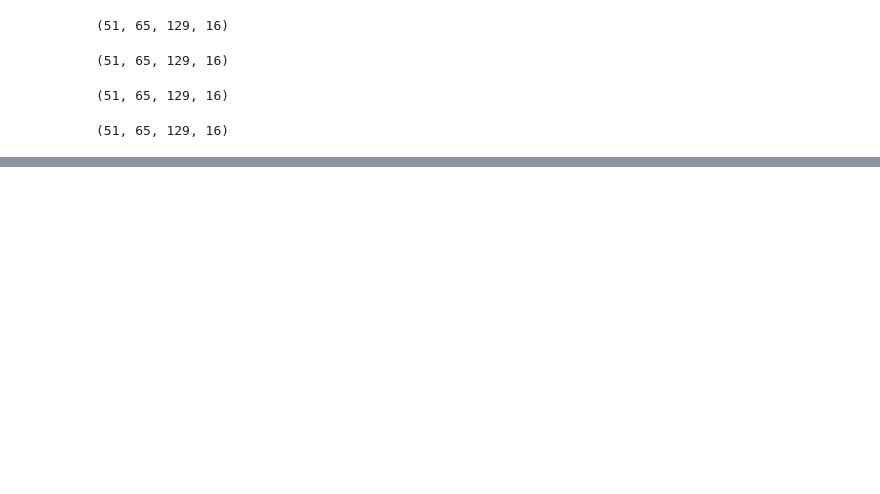
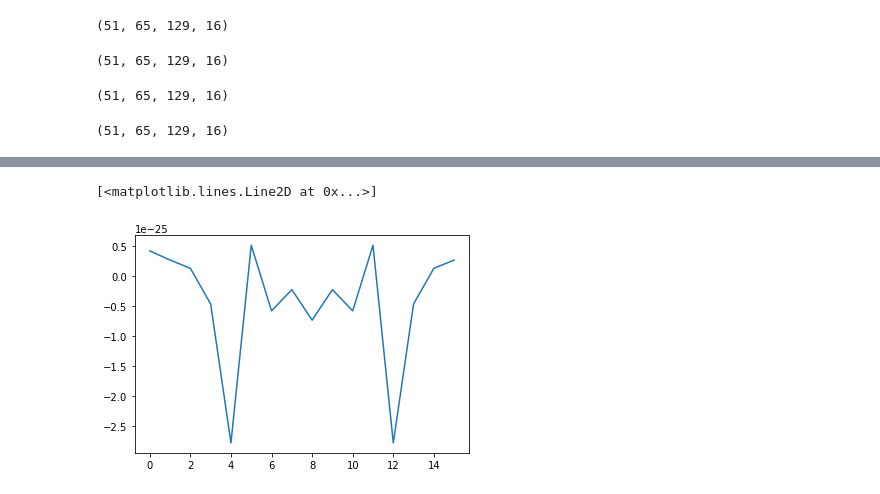
Before and after one commit to zhanwenchen/beam_nn, a Jupyter notebook: notebooks/old_stft to new_stft.ipynb, the cells around one changed output, grey strips where cells are left out. Cells and saved outputs as stored; diff of their text form; code cells hidden in the pictures; blank space fills up the shorter version.

```diff
--- a/notebooks/old_stft to new_stft.ipynb
+++ b/notebooks/old_stft to new_stft.ipynb
@@ -30,0 +49,5 @@ stft_imag_new.shape
+# %%
+plt.plot(stft_real[0, 0, 0, :])
+# %% [output]
+[<matplotlib.lines.Line2D at 0x...>]
+[figure, added]
```
Also changed, not shown: parts of 6 cells of this notebook, 1 other file.
